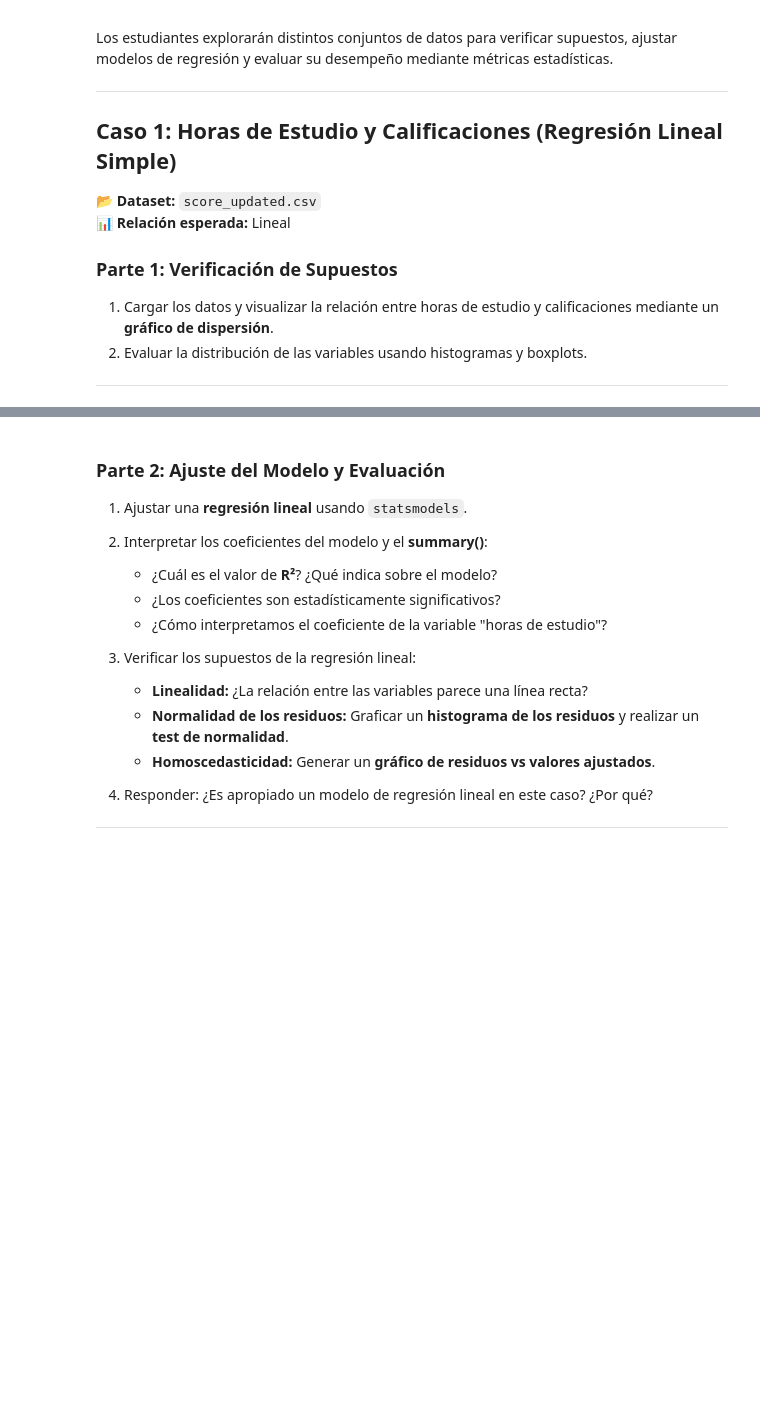
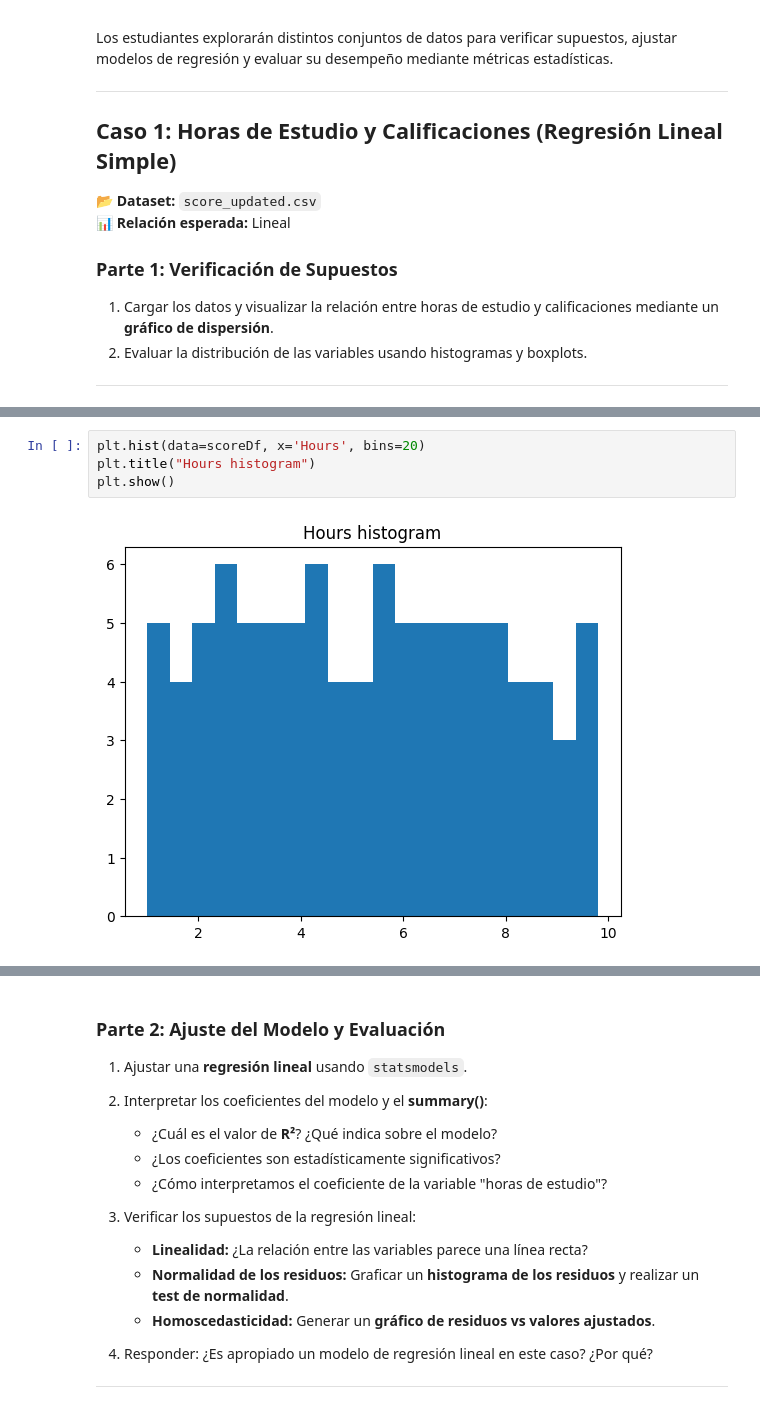
Before and after one commit to SimonGarcia01/ai-course, a Jupyter notebook: OLS intro/1-actividad.ipynb, the cells around one changed output, grey strips where cells are left out. Drawn from its saved outputs; the diff is of its cells as text; blank space fills up the shorter version.

```diff
--- a/OLS intro/1-actividad.ipynb
+++ b/OLS intro/1-actividad.ipynb
@@ -44,0 +66,6 @@ Los estudiantes explorarán distintos conjuntos de datos para verificar supuesto
+# %%
+plt.hist(data=scoreDf, x='Hours', bins=20)
+plt.title("Hours histogram")
+plt.show()
+# %% [output]
+[figure, added]
```
Also changed, not shown: parts of 19 cells of this notebook.
